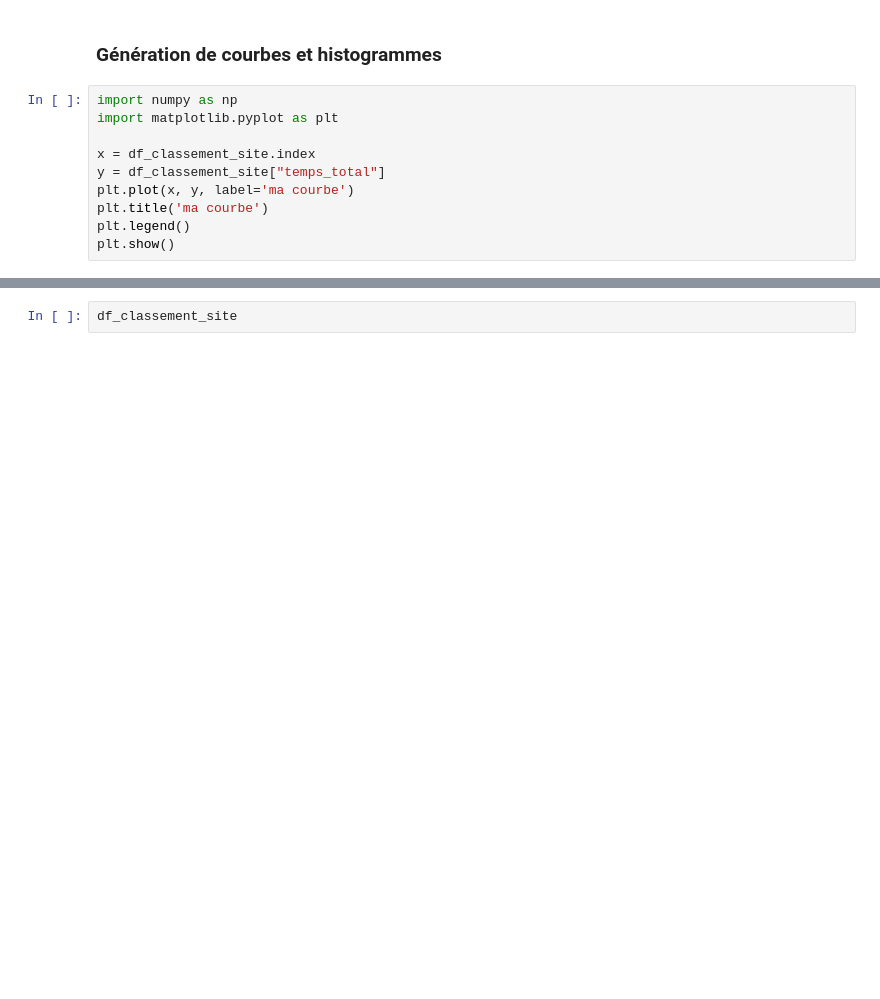
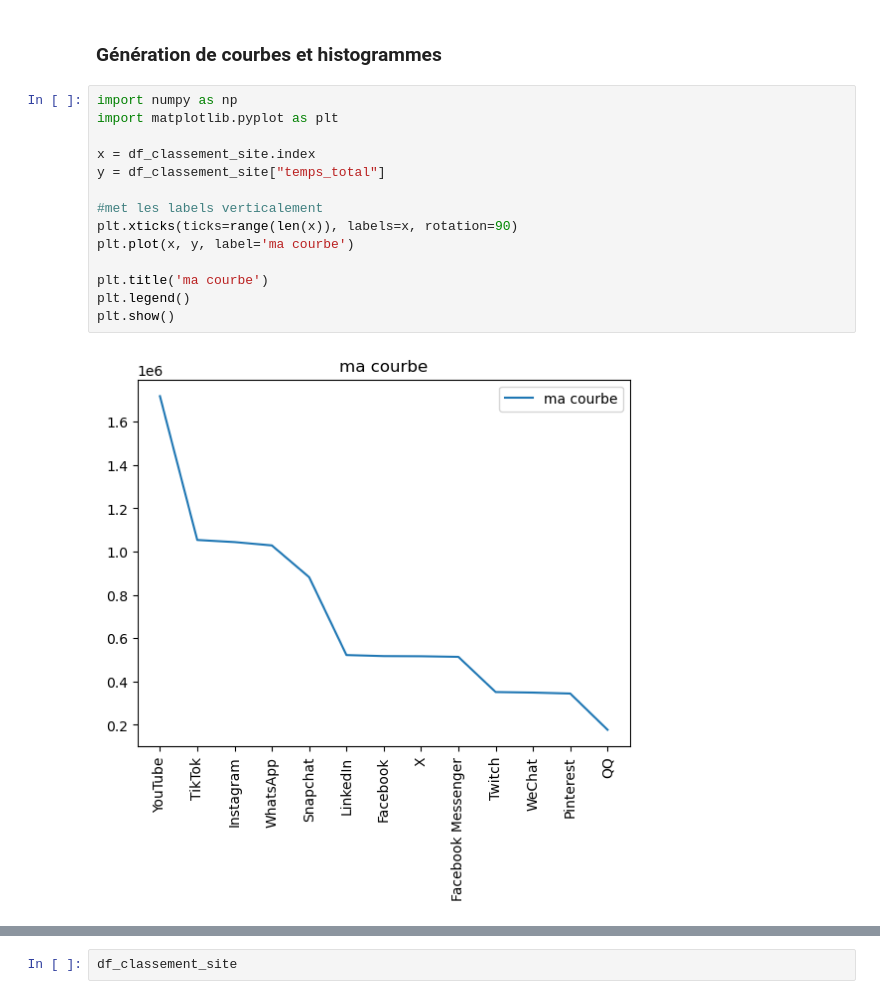
Before and after one commit to ZorroLeVrai/Python.Bureautique, a Jupyter notebook: Notebooks/Exercices/exo_14_2.ipynb, the cells around one changed output, grey strips where cells are left out. Cells and saved outputs as stored; diff of their text form; blank space fills up the shorter version.

```diff
--- a/Notebooks/Exercices/exo_14_2.ipynb
+++ b/Notebooks/Exercices/exo_14_2.ipynb
@@ -211,12 +211,18 @@ df_classement_site["temps_total"].to_list()
 # %%
 import numpy as np
 import matplotlib.pyplot as plt
 
 x = df_classement_site.index
 y = df_classement_site["temps_total"]
+
+#met les labels verticalement
+plt.xticks(ticks=range(len(x)), labels=x, rotation=90)
 plt.plot(x, y, label='ma courbe')
+
 plt.title('ma courbe')
 plt.legend()
 plt.show()
+# %% [output]
+[figure, added]
 # %%
 import matplotlib.pyplot as plt
```
Also changed, not shown: parts of 1 cell of this notebook.
